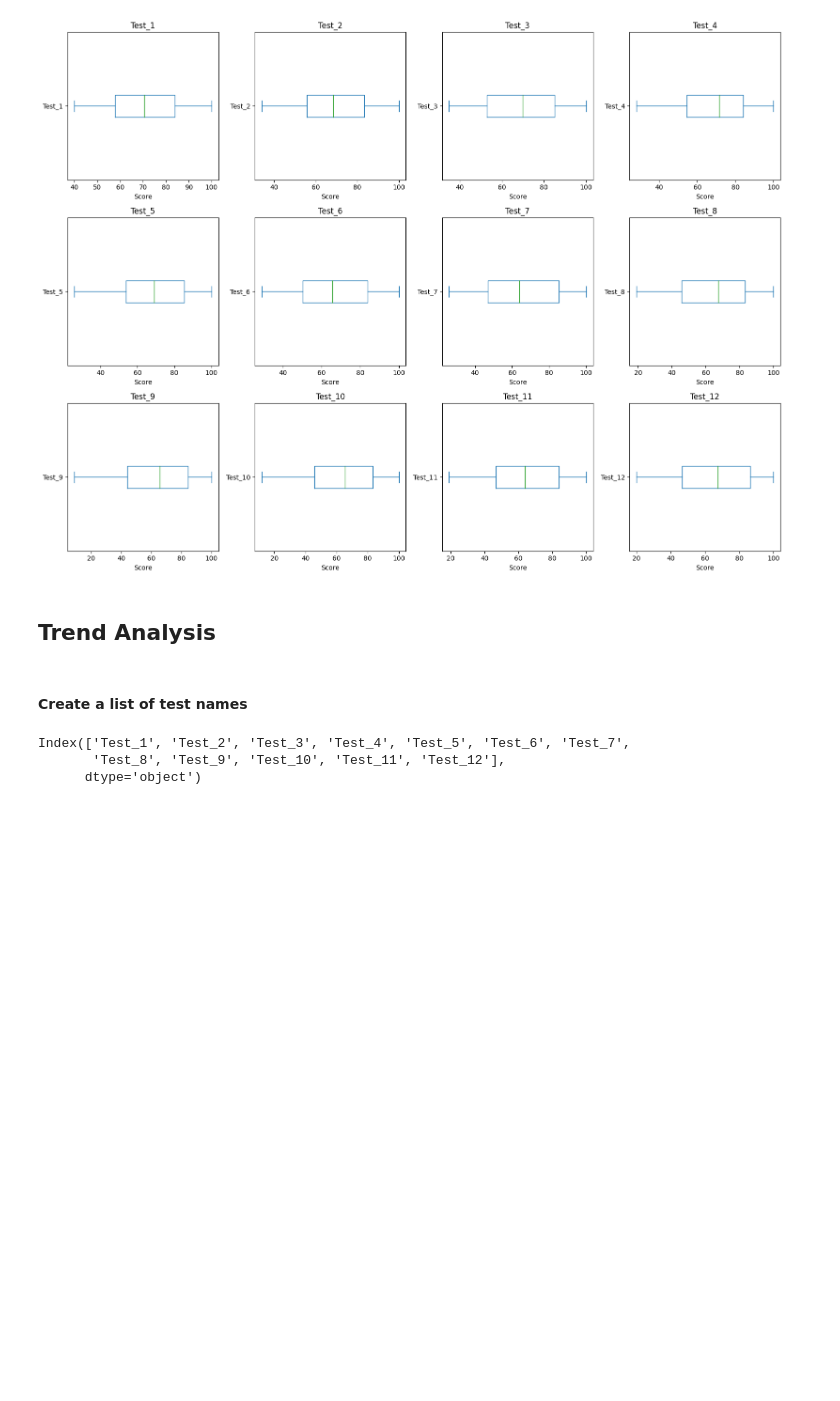
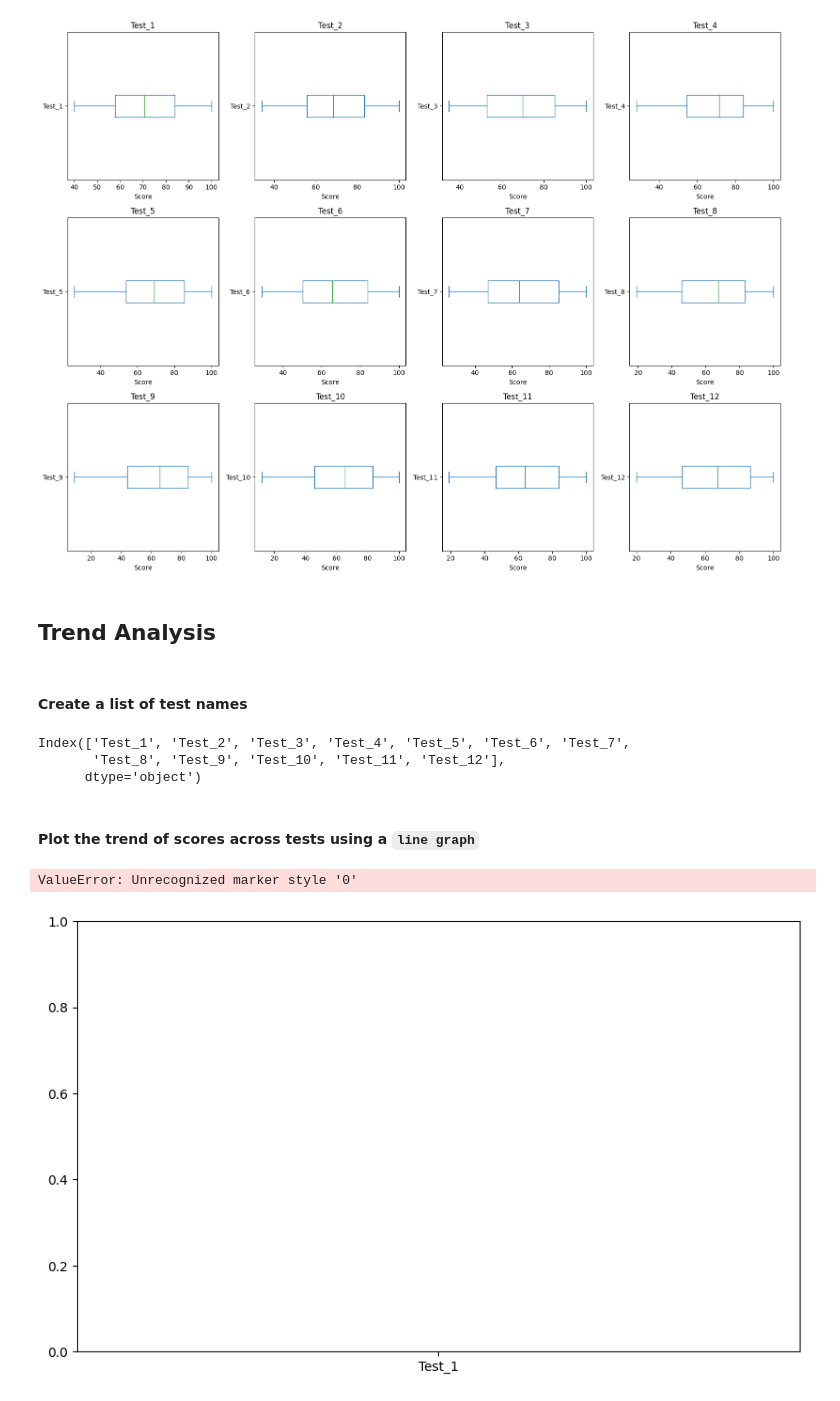
Before and after one commit to Nathan-Seeley/World_Peace_trends, a Jupyter notebook: notebook.ipynb, the cells around one changed output. Saved outputs shown, nothing was run; the diff lists cells and outputs as text; code cells hidden in the pictures; blank space fills up the shorter version.

Commit message:
Plotted the trend of scores across tests using a line graph

```diff
--- a/notebook.ipynb
+++ b/notebook.ipynb
@@ -145,3 +145,17 @@ test_names
 Index(['Test_1', 'Test_2', 'Test_3', 'Test_4', 'Test_5', 'Test_6', 'Test_7',
        'Test_8', 'Test_9', 'Test_10', 'Test_11', 'Test_12'],
       dtype='object')
+# %% [markdown]
+#### Plot the trend of scores across tests using a `line graph`
+# %%
+plt.figure(figsize=(10, 6))
+plt.plot(test_names, test_means[:], marker='o')
+plt.title("Trend of Scores across Tests")
+plt.xlabel('Test Number')
+plt.ylabel("Mean Score")
+plt.xticks(rotation=45)
+plt.grid(True)
+plt.show()
+# %% [output]
+ValueError: Unrecognized marker style '0'
+[figure, added]
```
